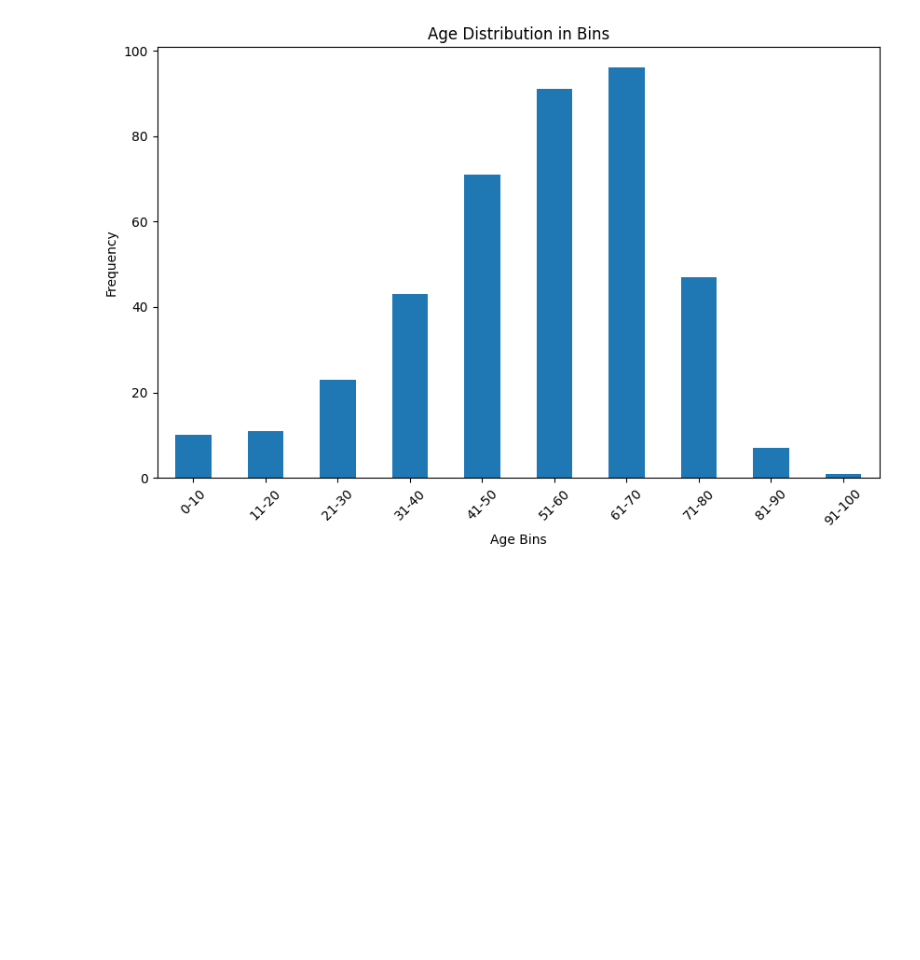
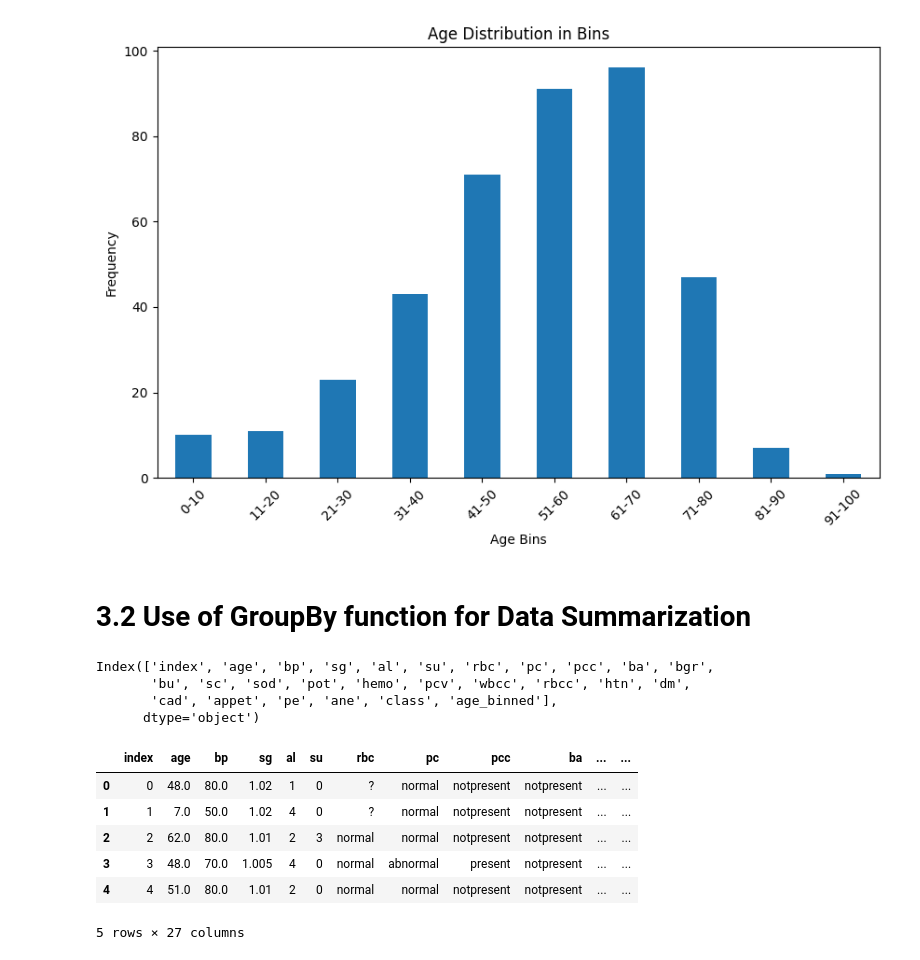
Before and after one commit to ISSS623-AHA/ISSS623_2024, a Jupyter notebook: Lecture 1/Lecture_1.ipynb, the cells around one changed output. Cells and saved outputs as stored; diff of their text form; code cells hidden in the pictures; blank space fills up the shorter version.

```diff
--- a/Lecture 1/Lecture_1.ipynb
+++ b/Lecture 1/Lecture_1.ipynb
@@ -333,3 +521,24 @@ plt.xticks(rotation=45)
 plt.show()
 # %% [output]
 [figure]
+# %% [markdown]
+# 3.2 Use of GroupBy function for Data Summarization
+# %%
+# add additional "Index" column in the dataframe to represent a unique row index
+ckd_data.reset_index(inplace=True)
+ckd_data.columns
+# %% [output]
+Index(['index', 'age', 'bp', 'sg', 'al', 'su', 'rbc', 'pc', 'pcc', 'ba', 'bgr',
+       'bu', 'sc', 'sod', 'pot', 'hemo', 'pcv', 'wbcc', 'rbcc', 'htn', 'dm',
+       'cad', 'appet', 'pe', 'ane', 'class', 'age_binned'],
+      dtype='object')
+# %%
+ckd_data.head()
+# %% [output]
+|  | index | age | bp | sg | al | su | rbc | pc | pcc | ba | ... | ... |
+| 0 | 0 | 48.0 | 80.0 | 1.02 | 1 | 0 | ? | normal | notpresent | notpresent | ... | ... |
+| 1 | 1 | 7.0 | 50.0 | 1.02 | 4 | 0 | ? | normal | notpresent | notpresent | ... | ... |
+| 2 | 2 | 62.0 | 80.0 | 1.01 | 2 | 3 | normal | normal | notpresent | notpresent | ... | ... |
+| 3 | 3 | 48.0 | 70.0 | 1.005 | 4 | 0 | normal | abnormal | present | notpresent | ... | ... |
+| 4 | 4 | 51.0 | 80.0 | 1.01 | 2 | 0 | normal | normal | notpresent | notpresent | ... | ... |
+5 rows × 27 columns
```
Also changed, not shown: parts of 22 cells of this notebook, 16 other files.
